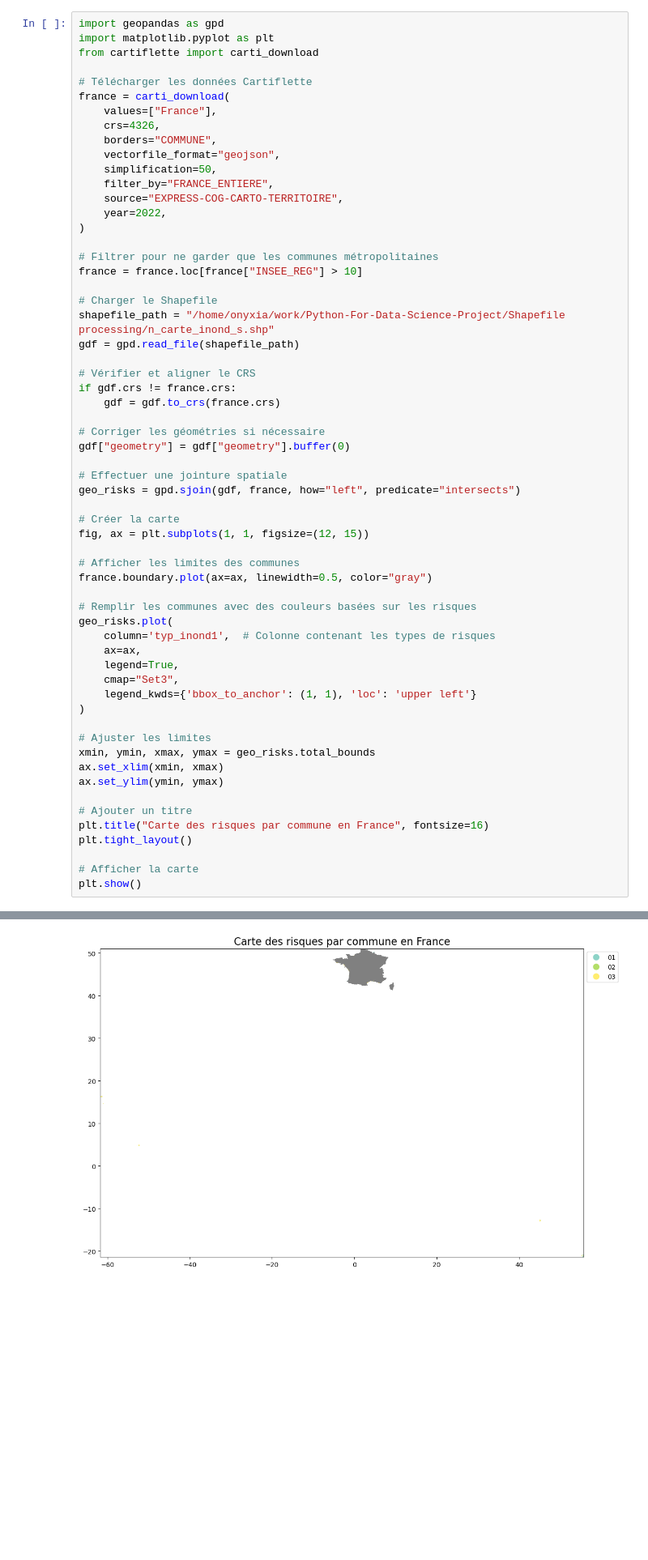
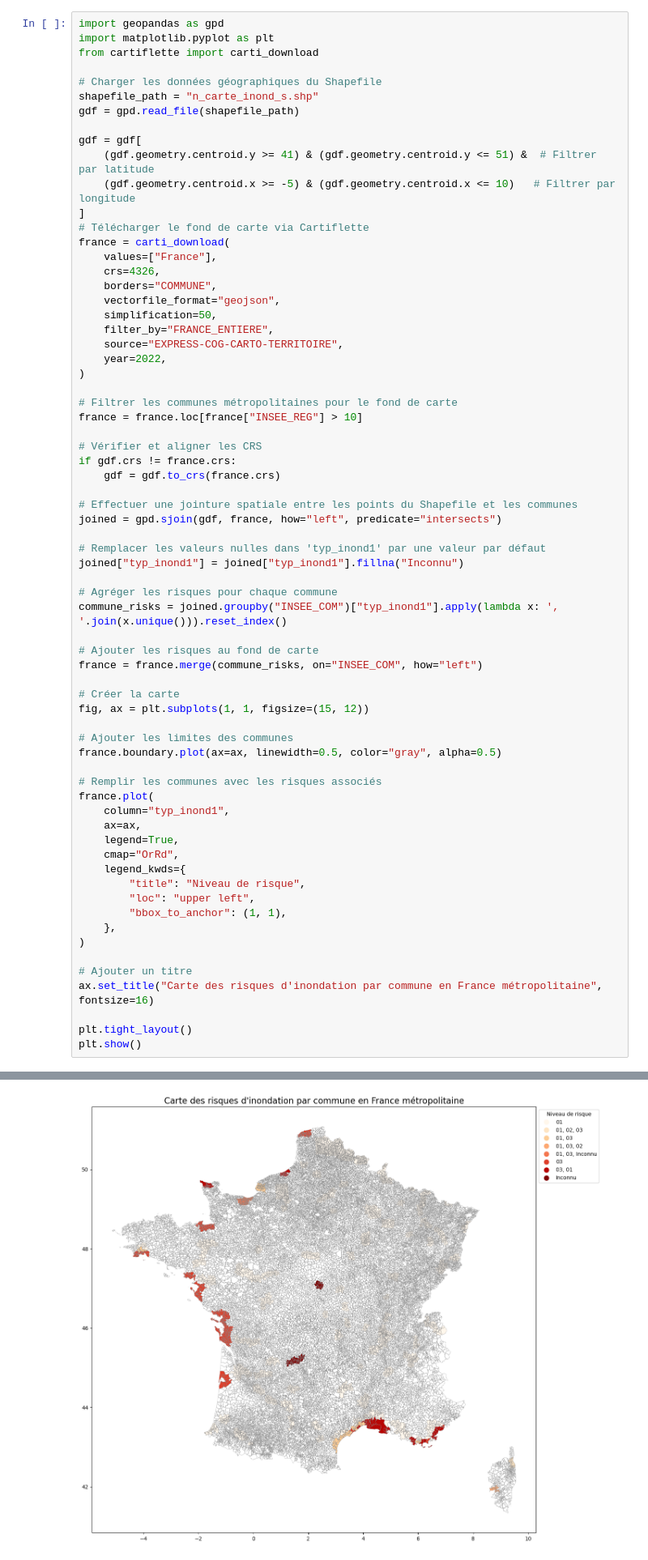
Before and after one commit to Jeanjacob20/Python-For-Data-Science-Project, a Jupyter notebook: Shapefile processing/zonage.ipynb, the cells around one changed output, grey strips where cells are left out. Shown at 81% size. Drawn from its saved outputs; the diff is of its cells as text; blank space fills up the shorter version.

```diff
--- a/Shapefile processing/zonage.ipynb
+++ b/Shapefile processing/zonage.ipynb
@@ -50,7 +5,15 @@ import geopandas as gpd
 import matplotlib.pyplot as plt
 from cartiflette import carti_download
 
-# Télécharger les données Cartiflette
+# Charger les données géographiques du Shapefile
+shapefile_path = "n_carte_inond_s.shp"
+gdf = gpd.read_file(shapefile_path)
+
+gdf = gdf[
+    (gdf.geometry.centroid.y >= 41) & (gdf.geometry.centroid.y <= 51) &  # Filtrer par latitude
+    (gdf.geometry.centroid.x >= -5) & (gdf.geometry.centroid.x <= 10)   # Filtrer par longitude
+]
+# Télécharger le fond de carte via Cartiflette
 france = carti_download(
     values=["France"],
     crs=4326,
@@ -62,47 +25,47 @@ france = carti_download(
     year=2022,
 )
 
-# Filtrer pour ne garder que les communes métropolitaines
+# Filtrer les communes métropolitaines pour le fond de carte
 france = france.loc[france["INSEE_REG"] > 10]
 
-# Charger le Shapefile
-shapefile_path = "/home/onyxia/work/Python-For-Data-Science-Project/Shapefile processing/n_carte_inond_s.shp"
-gdf = gpd.read_file(shapefile_path)
-
-# Vérifier et aligner le CRS
+# Vérifier et aligner les CRS
 if gdf.crs != france.crs:
     gdf = gdf.to_crs(france.crs)
 
-# Corriger les géométries si nécessaire
-gdf["geometry"] = gdf["geometry"].buffer(0)
+# Effectuer une jointure spatiale entre les points du Shapefile et les communes
+joined = gpd.sjoin(gdf, france, how="left", predicate="intersects")
 
-# Effectuer une jointure spatiale
-geo_risks = gpd.sjoin(gdf, france, how="left", predicate="intersects")
+# Remplacer les valeurs nulles dans 'typ_inond1' par une valeur par défaut
+joined["typ_inond1"] = joined["typ_inond1"].fillna("Inconnu")
+
+# Agréger les risques pour chaque commune
+commune_risks = joined.groupby("INSEE_COM")["typ_inond1"].apply(lambda x: ', '.join(x.unique())).reset_index()
+
+# Ajouter les risques au fond de carte
+france = france.merge(commune_risks, on="INSEE_COM", how="left")
 
 # Créer la carte
-fig, ax = plt.subplots(1, 1, figsize=(12, 15))
+fig, ax = plt.subplots(1, 1, figsize=(15, 12))
 
-# Afficher les limites des communes
-france.boundary.plot(ax=ax, linewidth=0.5, color="gray")
+# Ajouter les limites des communes
+france.boundary.plot(ax=ax, linewidth=0.5, color="gray", alpha=0.5)
 
-# Remplir les communes avec des couleurs basées sur les risques
-geo_risks.plot(
-    column='typ_inond1',  # Colonne contenant les types de risques
+# Remplir les communes avec les risques associés
+france.plot(
+    column="typ_inond1",
     ax=ax,
     legend=True,
-    cmap="Set3",
-    legend_kwds={'bbox_to_anchor': (1, 1), 'loc': 'upper left'}
+    cmap="OrRd",
+    legend_kwds={
+        "title": "Niveau de risque",
+        "loc": "upper left",
+        "bbox_to_anchor": (1, 1),
+    },
 )
 
-# Ajuster les limites
-xmin, ymin, xmax, ymax = geo_risks.total_bounds
-ax.set_xlim(xmin, xmax)
-ax.set_ylim(ymin, ymax)
+# Ajouter un titre
+ax.set_title("Carte des risques d'inondation par commune en France métropolitaine", fontsize=16)
 
-# Ajouter un titre
-plt.title("Carte des risques par commune en France", fontsize=16)
 plt.tight_layout()
-
-# Afficher la carte
 plt.show()
 # %% [output]
@@ -109 +75 @@ plt.show()
-[figure, old version]
+[figure, new version]
```
Also changed, not shown: parts of 3 cells of this notebook.
